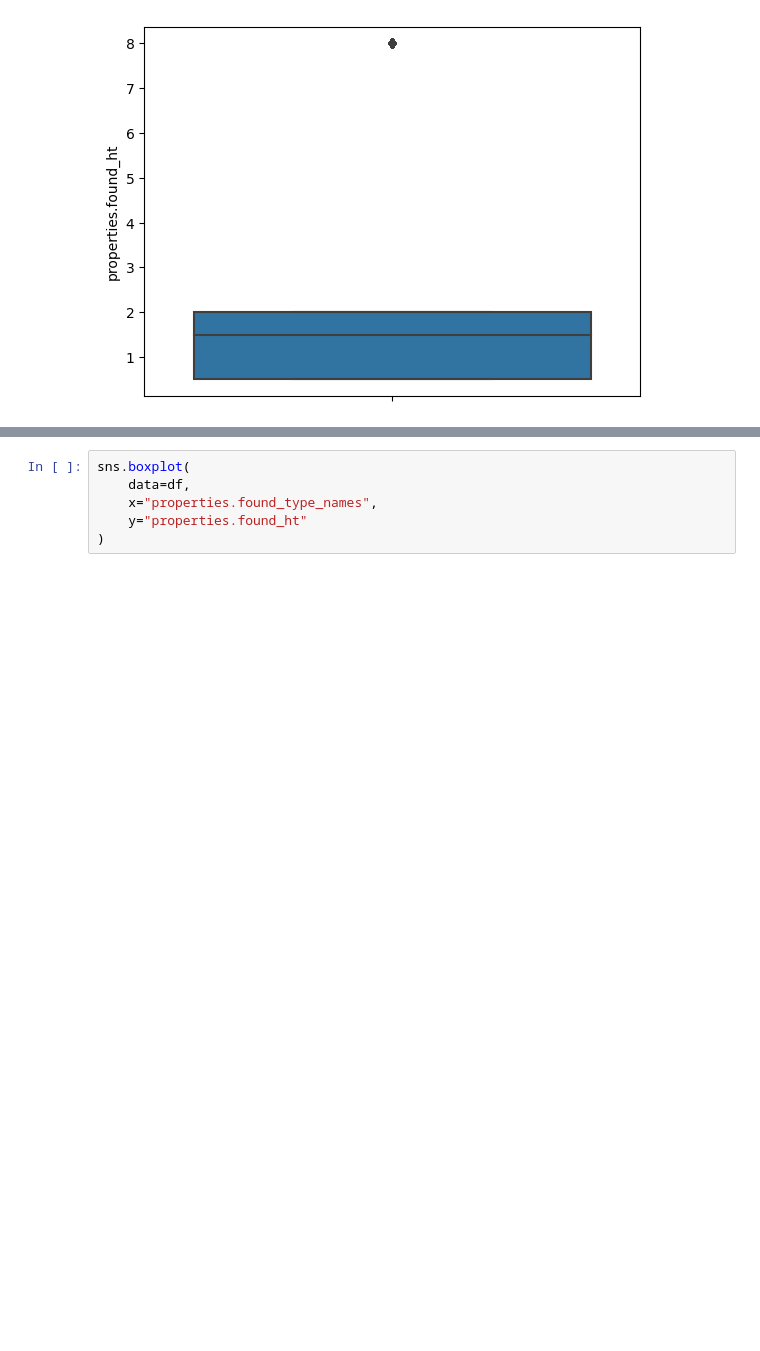
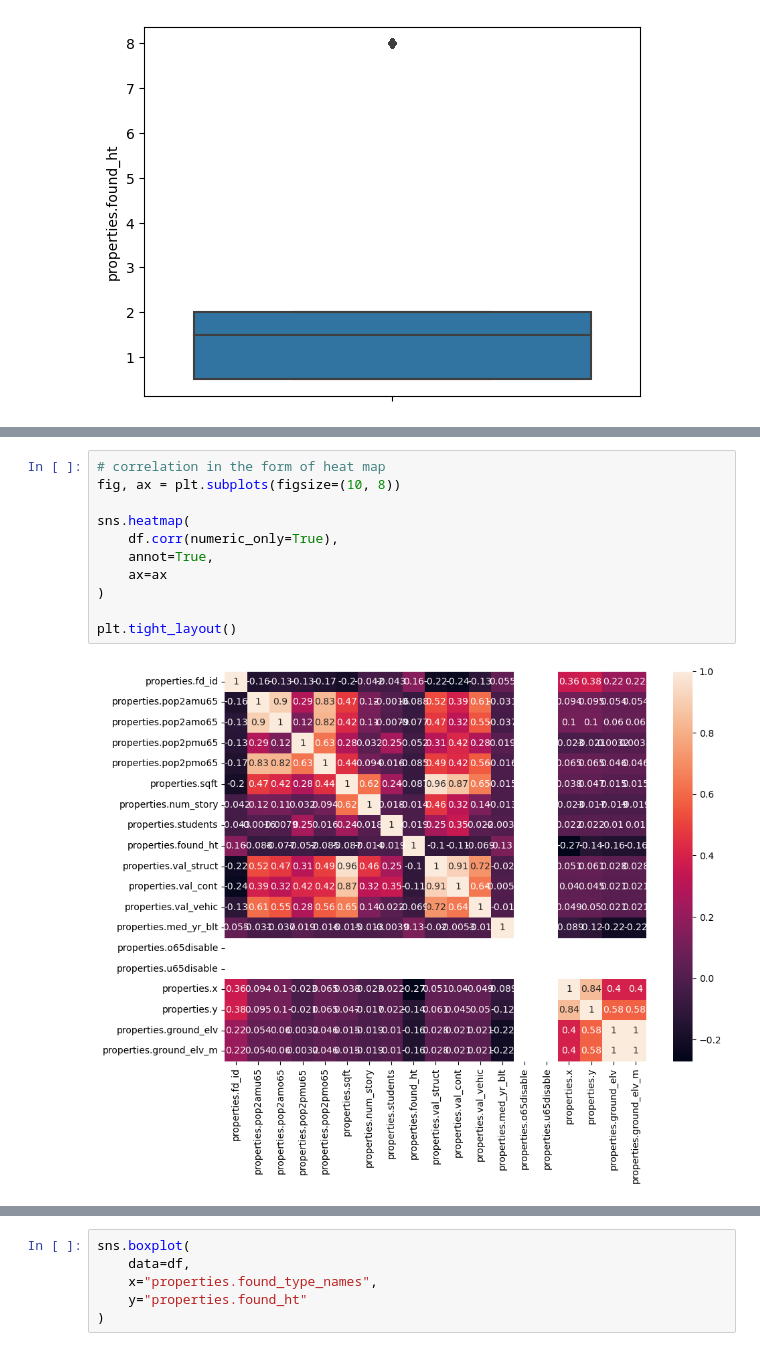
Before and after one commit to mebauer/national-structure-inventory-examples, a Jupyter notebook: analysis-examples.ipynb, the cells around one changed output, grey strips where cells are left out. Drawn from its saved outputs; the diff is of its cells as text; blank space fills up the shorter version.

```diff
--- a/analysis-examples.ipynb
+++ b/analysis-examples.ipynb
@@ -383,0 +500,13 @@ Name: properties.found_ht, dtype: int64
+# %%
+# correlation in the form of heat map
+fig, ax = plt.subplots(figsize=(10, 8))
+
+sns.heatmap(
+    df.corr(numeric_only=True),
+    annot=True,
+    ax=ax
+)
+
+plt.tight_layout()
+# %% [output]
+[figure, added]
```
Also changed, not shown: parts of 30 cells of this notebook.
